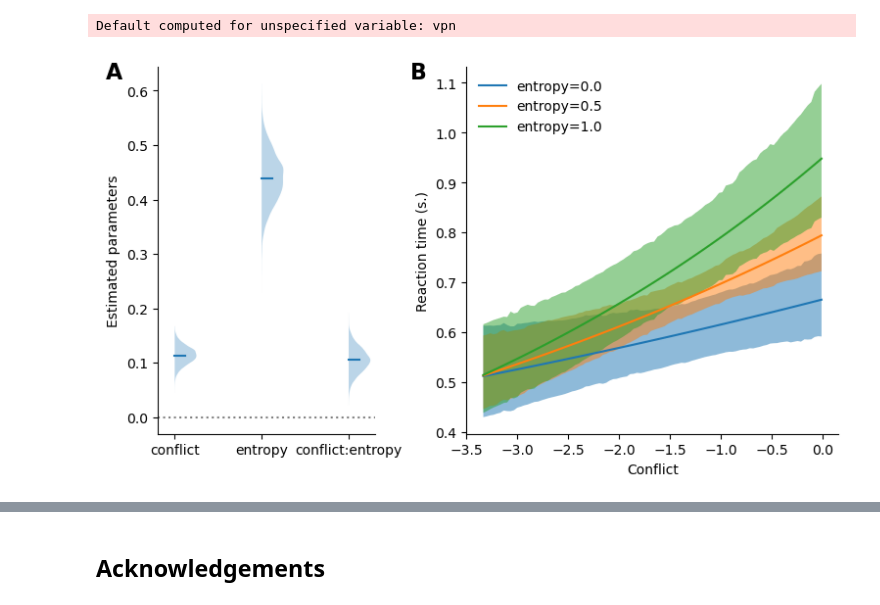
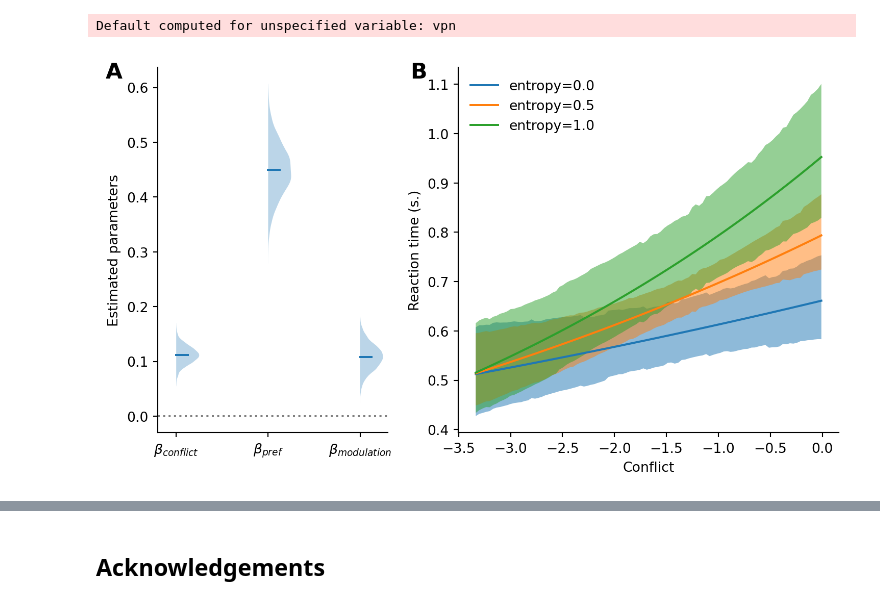
Before and after one commit to AlexLepauvre/state_abstraction_paper, a Jupyter notebook: index.ipynb, the cells around one changed output, grey strips where cells are left out. Drawn from its saved outputs; the diff is of its cells as text; code cells hidden in the pictures.

```diff
--- a/index.ipynb
+++ b/index.ipynb
@@ -661,10 +690,19 @@ else:
         )
     # Add the idata to the rest:
     traces['Planning'] = planning_model.fit(
-        draws=n_samples, tune=n_warmup, chains=n_chains, target_accept=0.85, idata_kwargs={"log_likelihood": True}
+        draws=n_samples,
+        tune=n_warmup,
+        chains=n_chains,
+        target_accept=0.85,
+        idata_kwargs={"log_likelihood": True},
+        random_seed=rng
     )
     # Get the predicted responses:
-    planning_model.predict(traces['Planning'], kind="response", inplace=True)
+    planning_model.predict(
+        traces['Planning'],
+        kind="response",
+        inplace=True,
+        random_seed=rng)
 
     # Save the trace to file:
     az.to_netcdf(traces['Planning'], "./data/bids/limited_energy/derivatives/models/planning_model_trace.nc")
@@ -1649,36 +1678,17 @@ Together, these results converge with the choice model and show that participant
 # %%
 #| label: fig-rt
-#| fig-cap: "Results of reaction time models. (A) Comparison of the model of RT as a function of decision values and intermediate offer against the model of RT
-#| as a function of decision values and preferences. (B) Posterior distribution of the fitted parameter. (C) Posterior predictive curve depicting the predicted
-#| reaction time as a function of the conflict values, separately for preference entropy of 0, 0.5 and 1.0"
+#| fig-cap: "RT evidence for preference-modulated forward planning. (A) Posterior distributions of the fitted response-time effects,
+#| including forward planning conflict, preference entropy, and their interaction. (B) Posterior predictive curves depicting the
+#| predicted RT as a function of forward planning conflict, separately for preference entropy of 0, 0.5 and 1.0. "
 fig, ax = plt.subplot_mosaic("AABBB", figsize=[A4_inches[0], 0.4*A4_inches[1]])#, gridspec_kw=dict(width_ratios=[0.5, 1]))
-# ================================================
-# fig-2A: model comparison:
-# elpd_loo bar plot with error bar
-#ax["A"].bar(
-#    list(traces_RT.keys()),
-#    rt_model_comparison["elpd_loo"],
-#    yerr=rt_model_comparison["se"],
-#    color=cmap([1, 2])
-#)
-# Decoration
-#ax["A"].set_xticklabels(ax["A"].get_xticklabels(),
-#                        rotation=15, ha='right')
-#ax["A"].set_ylabel("ELPD (LOO)")
-#ax["A"].set_ylim([-6750, -5000])
-#ax["A"].set_title("Model comparison")
-#ax["A"].spines[['right', 'top']].set_visible(False)
-#ax["A"].text(-0.1, 1.05, "A", transform=ax["A"].transAxes,
-#              fontsize=16, fontweight='bold', va='top', ha='right'
-#              )
 
 # ================================================
-# fig-B: Plot the preferences parameters of the preference & conflict model:
+# fig-A: Plot the preferences parameters of the preference & conflict model:
 # Create new axes
 params = [
     "conflict", "entropy", "conflict:entropy"
 ]
-x_labels = ["conflict", "entropy", "conflict:entropy"]
+x_labels = [r"$\beta_{conflict}$", r"$\beta_{pref}$", r"$\beta_{modulation}$"]
 
 ax["A"].set_ylabel("Estimated parameters")
 data = []
@@ -1697,37 +1707,37 @@ ax["A"].hlines(0, -0.2, 2.3, color='gray', linestyles=':')
 ax["A"].set_xlim([-0.2, 2.3])
 
 # ================================================
-# fig-C: Plot the preferences parameters of the preference & conflict model:
+# fig-B: Plot the preferences parameters of the preference & conflict model:
 pred_df = bmb.interpret.predictions(
     interaction_rt_model,
     traces_RT['RT = Conflict x H(Pref)'],
     conditional={
         "conflict": np.linspace(beh_data['conflict'].min(), beh_data['conflict'].max(), 100),
         "entropy": [0, 0.5, 1]
     },
 )
 pred_df["RT"] = np.exp(pred_df["estimate"])
 pred_df["RT_low"] = np.exp(pred_df["lower_3.0%"])
 pred_df["RT_up"] = np.exp(pred_df["upper_97.0%"])
 
 for ent in pred_df["entropy"].unique():
     subset = pred_df[pred_df["entropy"] == ent]
     ax["B"].plot(subset["conflict"], subset["RT"], label=f"entropy={ent}")
     ax["B"].fill_between(subset["conflict"], subset["RT_low"], subset["RT_up"], alpha=0.5)
 ax["B"].spines[['right', 'top']].set_visible(False)
 ax["B"].set_xlabel('Conflict')
 ax["B"].set_ylabel('Reaction time (s.)')
 ax["B"].legend(frameon=False, loc="upper left")
 plt.tight_layout()
 ax["A"].text(0.04, 0.98, "A", transform=fig.transFigure,
               fontsize=16, fontweight='bold', va='top', ha='right'
               )
 ax["B"].text(0.44, 0.98, "B", transform=fig.transFigure,
               fontsize=16, fontweight='bold', va='top', ha='right'
               );
 # %% [output]
 Default computed for unspecified variable: vpn
-[figure, old version]
+[figure, new version]
 # %% [markdown]
 ## Discussion
 
```
Also changed, not shown: parts of 33 cells of this notebook, 1 other file.
